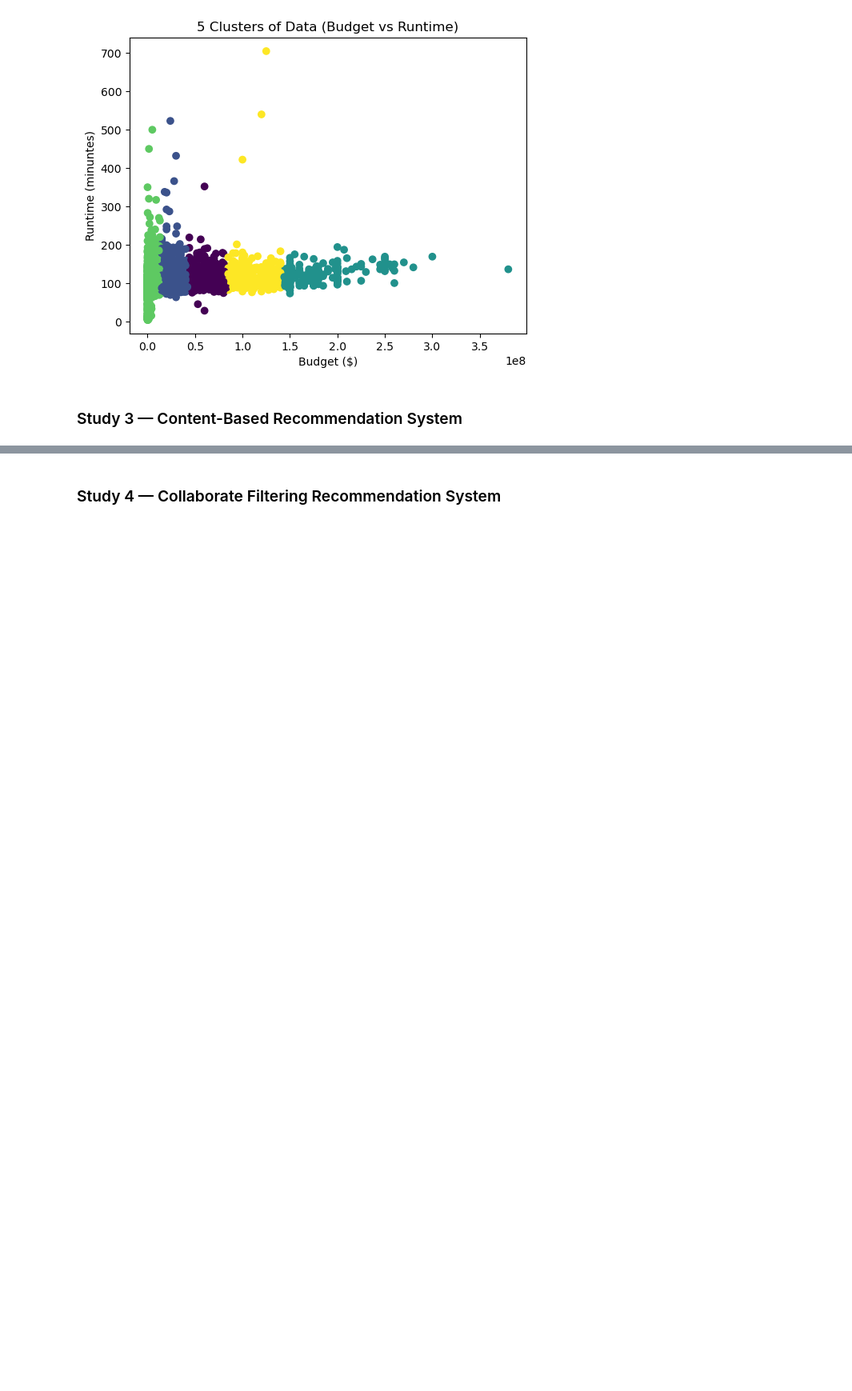
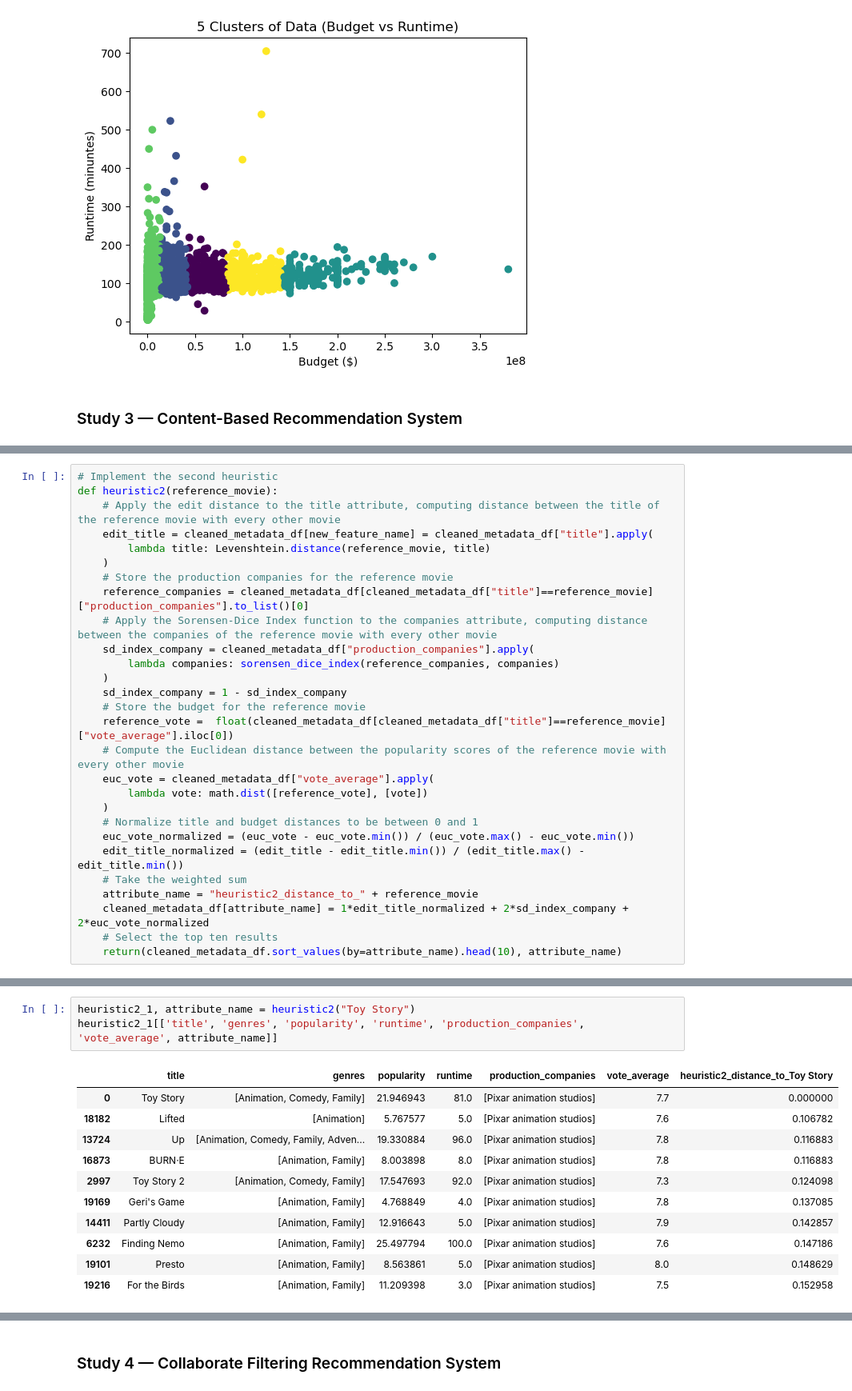
Before and after one commit to BrentMRPalmer/CSI4142-A4, a Jupyter notebook: UnsupervisedLearning.ipynb, the cells around one changed output, grey strips where cells are left out. Shown: that part at 80% size. Drawn from its saved outputs; the diff is of its cells as text; blank space fills up the shorter version.

```diff
--- a/UnsupervisedLearning.ipynb
+++ b/UnsupervisedLearning.ipynb
@@ -1334,0 +1337,28 @@ cleaned_metadata_df[cleaned_metadata_df['title']=='Toy Story'][['title', 'genres
+# %%
+# Implement the second heuristic
+def heuristic2(reference_movie):
+    # Apply the edit distance to the title attribute, computing distance between the title of the reference movie with every other movie
+    edit_title = cleaned_metadata_df[new_feature_name] = cleaned_metadata_df["title"].apply(
+        lambda title: Levenshtein.distance(reference_movie, title)
+    )
+    # Store the production companies for the reference movie
+    reference_companies = cleaned_metadata_df[cleaned_metadata_df["title"]==reference_movie]["production_companies"].to_list()[0]
+    # Apply the Sorensen-Dice Index function to the companies attribute, computing distance between the companies of the reference movie with every other movie
+    sd_index_company = cleaned_metadata_df["production_companies"].apply(
+        lambda companies: sorensen_dice_index(reference_companies, companies)
+    )
+    sd_index_company = 1 - sd_index_company
+    # Store the budget for the reference movie
+    reference_vote =  float(cleaned_metadata_df[cleaned_metadata_df["title"]==reference_movie]["vote_average"].iloc[0])
+    # Compute the Euclidean distance between the popularity scores of the reference movie with every other movie
+    euc_vote = cleaned_metadata_df["vote_average"].apply(
+        lambda vote: math.dist([reference_vote], [vote])
+    )
+    # Normalize title and budget distances to be between 0 and 1
+    euc_vote_normalized = (euc_vote - euc_vote.min()) / (euc_vote.max() - euc_vote.min())
+    edit_title_normalized = (edit_title - edit_title.min()) / (edit_title.max() - edit_title.min())
+    # Take the weighted sum
+    attribute_name = "heuristic2_distance_to_" + reference_movie
+    cleaned_metadata_df[attribute_name] = 1*edit_title_normalized + 2*sd_index_company + 2*euc_vote_normalized
+    # Select the top ten results
+    return(cleaned_metadata_df.sort_values(by=attribute_name).head(10), attribute_name)
@@ -1349,0 +1382,15 @@ heuristic1_1
+# %%
+heuristic2_1, attribute_name = heuristic2("Toy Story")
+heuristic2_1[['title', 'genres', 'popularity', 'runtime', 'production_companies', 'vote_average', attribute_name]]
+# %% [output]
+|  | title | genres | popularity | runtime | production_companies | vote_average | heuristic2_distance_to_Toy Story |
+| 0 | Toy Story | [Animation, Comedy, Family] | 21.946943 | 81.0 | [Pixar animation studios] | 7.7 | 0.000000 |
+| 18182 | Lifted | [Animation] | 5.767577 | 5.0 | [Pixar animation studios] | 7.6 | 0.106782 |
+| 13724 | Up | [Animation, Comedy, Family, Adven... | 19.330884 | 96.0 | [Pixar animation studios] | 7.8 | 0.116883 |
+| 16873 | BURN·E | [Animation, Family] | 8.003898 | 8.0 | [Pixar animation studios] | 7.8 | 0.116883 |
+| 2997 | Toy Story 2 | [Animation, Comedy, Family] | 17.547693 | 92.0 | [Pixar animation studios] | 7.3 | 0.124098 |
+| 19169 | Geri's Game | [Animation, Family] | 4.768849 | 4.0 | [Pixar animation studios] | 7.8 | 0.137085 |
+| 14411 | Partly Cloudy | [Animation, Family] | 12.916643 | 5.0 | [Pixar animation studios] | 7.9 | 0.142857 |
+| 6232 | Finding Nemo | [Animation, Family] | 25.497794 | 100.0 | [Pixar animation studios] | 7.6 | 0.147186 |
+| 19101 | Presto | [Animation, Family] | 8.563861 | 5.0 | [Pixar animation studios] | 8.0 | 0.148629 |
+| 19216 | For the Birds | [Animation, Family] | 11.209398 | 3.0 | [Pixar animation studios] | 7.5 | 0.152958 |
```
Also changed, not shown: parts of 5 cells of this notebook.
